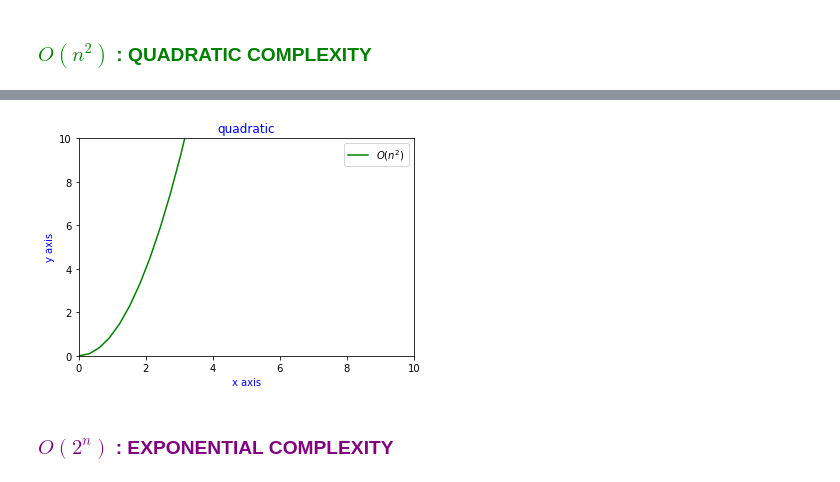
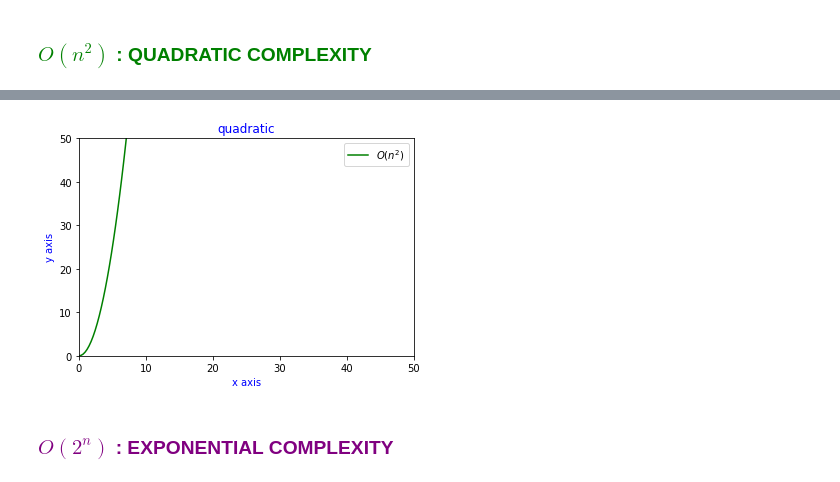
Before and after one commit to alexandrac77/emerging-technologies, a Jupyter notebook: content/Class Notebooks/Computation.ipynb, the cells around one changed output, grey strips where cells are left out. Drawn from its saved outputs; the diff is of its cells as text; code cells hidden in the pictures.

```diff
--- a/content/Class Notebooks/Computation.ipynb
+++ b/content/Class Notebooks/Computation.ipynb
@@ -110,17 +139,17 @@ plt.show()
 # %%
 x = np.linspace(-10,20, 100)
 q = x ** 2
 
 plt.plot(x, q, label='$O(n^2)$', color="green")
 
 plt.xlabel('x axis', color="blue")
 plt.ylabel('y axis', color="blue")
-plt.axis([0,10,0,10])
+plt.axis([0,50,0,50])
 plt.legend()
 
 plt.title('quadratic',fontsize=12, color="blue")
 plt.show()
 # %% [output]
-[figure, old version]
+[figure, new version]
 # %% [markdown]
 ### <font color =purple> $O(2^n)$ : EXPONENTIAL COMPLEXITY </font>
```
Also changed, not shown: parts of 10 cells of this notebook.
